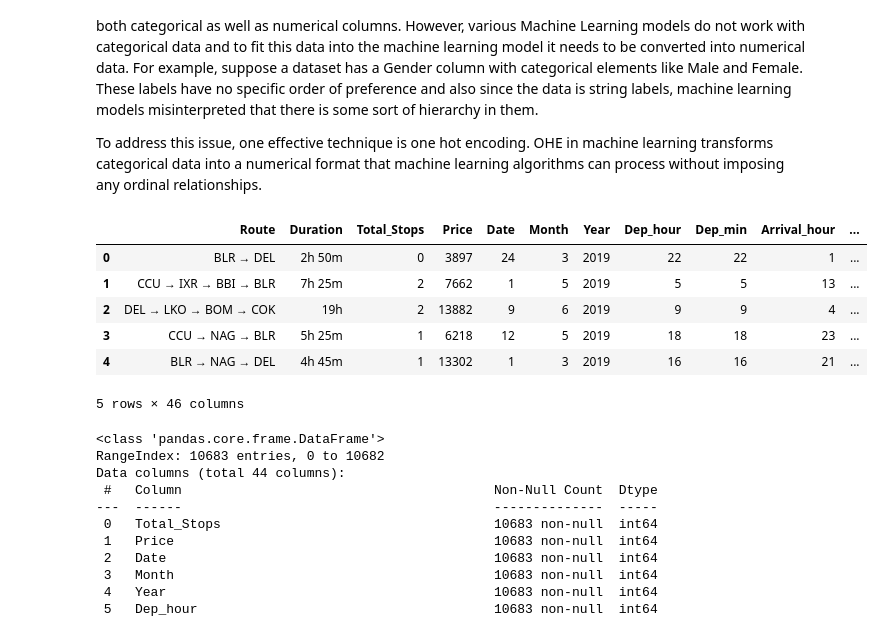
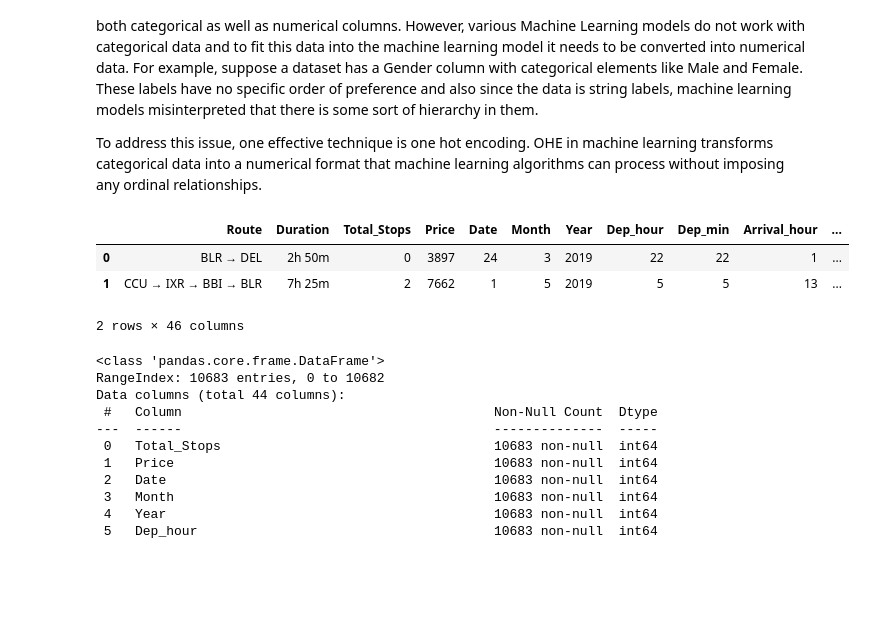
Before and after one commit to sunil-paul-hub/Data-Analysis, a Jupyter notebook: EDA_and_Feature_Engineering_Flights_Dataset/flight_price.ipynb, the cells around one changed output. Cells and saved outputs as stored; diff of their text form; code cells hidden in the pictures; blank space fills up the shorter version.

```diff
--- a/EDA_and_Feature_Engineering_Flights_Dataset/flight_price.ipynb
+++ b/EDA_and_Feature_Engineering_Flights_Dataset/flight_price.ipynb
@@ -265,17 +282,14 @@ def encode_and_bind(original_dataframe, feature_to_encode):
 # %%
 # Loop features
 features_to_encode = ['Airline','Source','Destination', 'Additional_Info']
 for feature in features_to_encode:
     df = encode_and_bind(df, feature)
-df.head()
+df.head(2)
 # %% [output]
 |  | Route | Duration | Total_Stops | Price | Date | Month | Year | Dep_hour | Dep_min | Arrival_hour | ... |
 | 0 | BLR → DEL | 2h 50m | 0 | 3897 | 24 | 3 | 2019 | 22 | 22 | 1 | ... |
 | 1 | CCU → IXR → BBI → BLR | 7h 25m | 2 | 7662 | 1 | 5 | 2019 | 5 | 5 | 13 | ... |
-| 2 | DEL → LKO → BOM → COK | 19h | 2 | 13882 | 9 | 6 | 2019 | 9 | 9 | 4 | ... |
-| 3 | CCU → NAG → BLR | 5h 25m | 1 | 6218 | 12 | 5 | 2019 | 18 | 18 | 23 | ... |
-| 4 | BLR → NAG → DEL | 4h 45m | 1 | 13302 | 1 | 3 | 2019 | 16 | 16 | 21 | ... |
-5 rows × 46 columns
+2 rows × 46 columns
 # %%
 df.drop(columns=['Route','Duration'], axis =1, inplace=True)  # Route is not required
 df.info()
```
Also changed, not shown: parts of 3 cells of this notebook.
